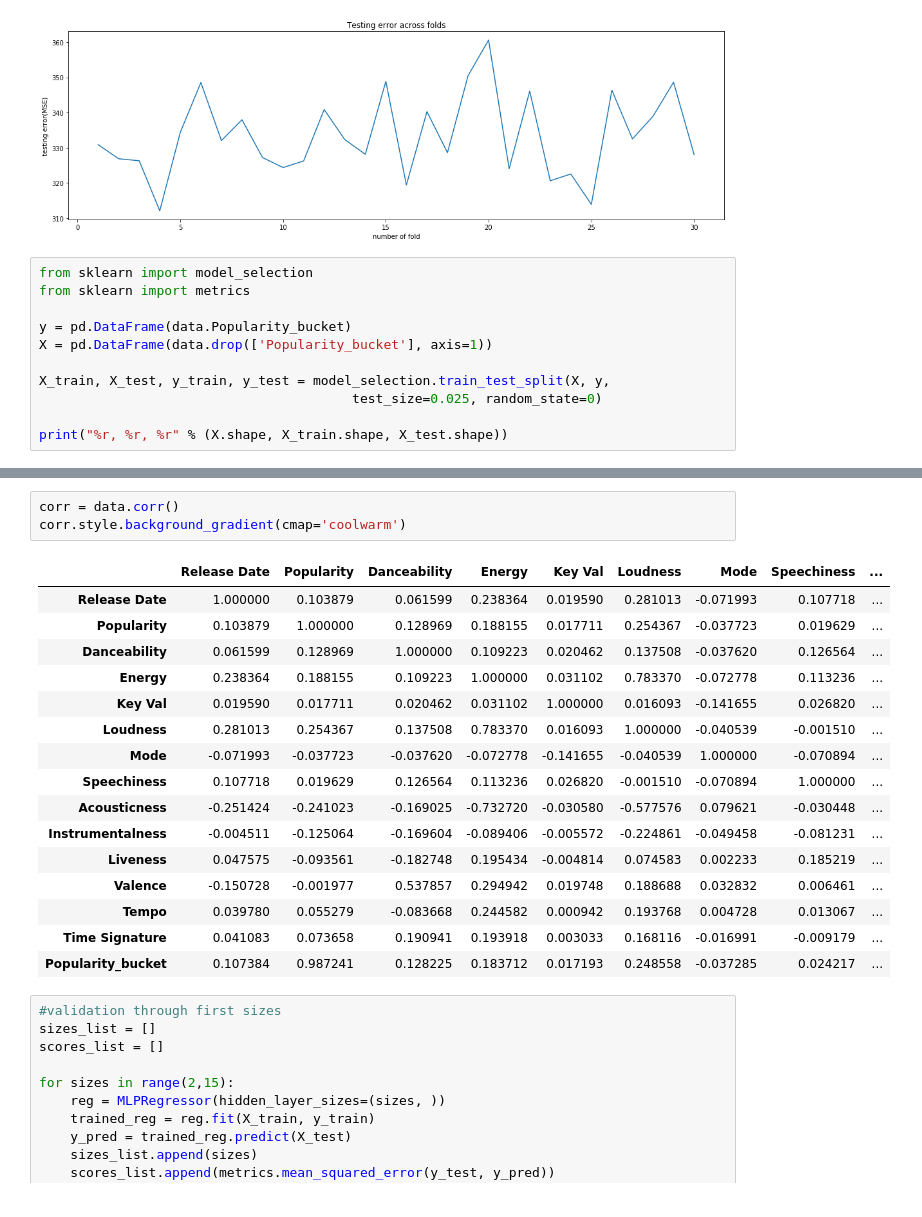
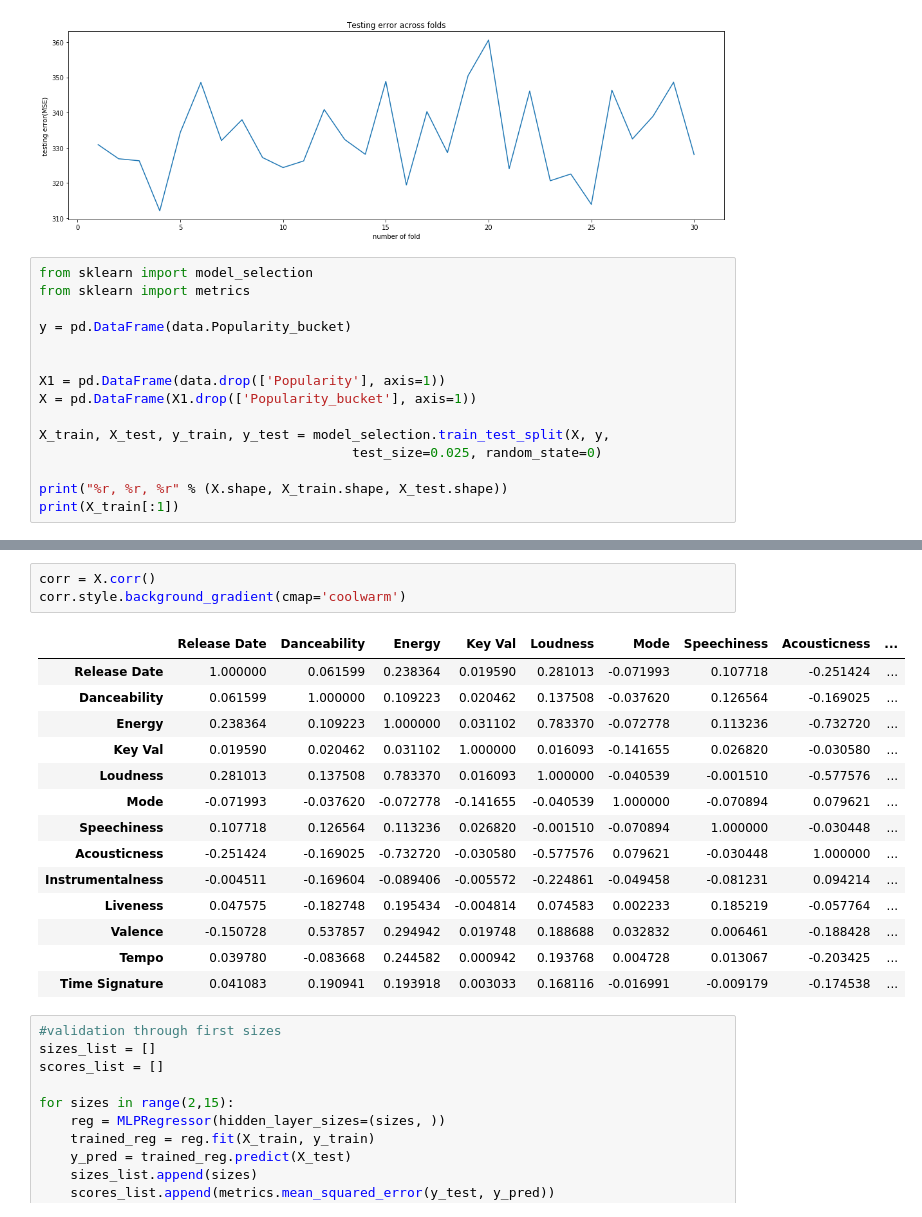
Before and after one commit to peishuan/Natural-Computation-Methods-for-Machine-Learning-Final-Project, a Jupyter notebook: meeting0527/spotify_linear_regression.ipynb, the cells around one changed output, grey strips where cells are left out. Saved outputs shown, nothing was run; the diff lists cells and outputs as text.

```diff
--- a/meeting0527/spotify_linear_regression.ipynb
+++ b/meeting0527/spotify_linear_regression.ipynb
@@ -683,10 +683,14 @@ from sklearn import model_selection
 from sklearn import metrics
 
 y = pd.DataFrame(data.Popularity_bucket)
-X = pd.DataFrame(data.drop(['Popularity_bucket'], axis=1))
+
+
+X1 = pd.DataFrame(data.drop(['Popularity'], axis=1))
+X = pd.DataFrame(X1.drop(['Popularity_bucket'], axis=1))
 
 X_train, X_test, y_train, y_test = model_selection.train_test_split(X, y,
                                         test_size=0.025, random_state=0)
 
 print("%r, %r, %r" % (X.shape, X_train.shape, X_test.shape))
+print(X_train[:1])
 # %% [output]
@@ -694,23 +706,21 @@ print("%r, %r, %r" % (X.shape, X_train.shape, X_test.shape))
 # %%
-corr = data.corr()
+corr = X.corr()
 corr.style.background_gradient(cmap='coolwarm')
 # %% [output]
-|  | Release Date | Popularity | Danceability | Energy | Key Val | Loudness | Mode | Speechiness | ... |
-| Release Date | 1.000000 | 0.103879 | 0.061599 | 0.238364 | 0.019590 | 0.281013 | -0.071993 | 0.107718 | ... |
-| Popularity | 0.103879 | 1.000000 | 0.128969 | 0.188155 | 0.017711 | 0.254367 | -0.037723 | 0.019629 | ... |
-| Danceability | 0.061599 | 0.128969 | 1.000000 | 0.109223 | 0.020462 | 0.137508 | -0.037620 | 0.126564 | ... |
-| Energy | 0.238364 | 0.188155 | 0.109223 | 1.000000 | 0.031102 | 0.783370 | -0.072778 | 0.113236 | ... |
-| Key Val | 0.019590 | 0.017711 | 0.020462 | 0.031102 | 1.000000 | 0.016093 | -0.141655 | 0.026820 | ... |
-| Loudness | 0.281013 | 0.254367 | 0.137508 | 0.783370 | 0.016093 | 1.000000 | -0.040539 | -0.001510 | ... |
-| Mode | -0.071993 | -0.037723 | -0.037620 | -0.072778 | -0.141655 | -0.040539 | 1.000000 | -0.070894 | ... |
-| Speechiness | 0.107718 | 0.019629 | 0.126564 | 0.113236 | 0.026820 | -0.001510 | -0.070894 | 1.000000 | ... |
-| Acousticness | -0.251424 | -0.241023 | -0.169025 | -0.732720 | -0.030580 | -0.577576 | 0.079621 | -0.030448 | ... |
-| Instrumentalness | -0.004511 | -0.125064 | -0.169604 | -0.089406 | -0.005572 | -0.224861 | -0.049458 | -0.081231 | ... |
-| Liveness | 0.047575 | -0.093561 | -0.182748 | 0.195434 | -0.004814 | 0.074583 | 0.002233 | 0.185219 | ... |
-| Valence | -0.150728 | -0.001977 | 0.537857 | 0.294942 | 0.019748 | 0.188688 | 0.032832 | 0.006461 | ... |
-| Tempo | 0.039780 | 0.055279 | -0.083668 | 0.244582 | 0.000942 | 0.193768 | 0.004728 | 0.013067 | ... |
-| Time Signature | 0.041083 | 0.073658 | 0.190941 | 0.193918 | 0.003033 | 0.168116 | -0.016991 | -0.009179 | ... |
-| Popularity_bucket | 0.107384 | 0.987241 | 0.128225 | 0.183712 | 0.017193 | 0.248558 | -0.037285 | 0.024217 | ... |
+|  | Release Date | Danceability | Energy | Key Val | Loudness | Mode | Speechiness | Acousticness | ... |
+| Release Date | 1.000000 | 0.061599 | 0.238364 | 0.019590 | 0.281013 | -0.071993 | 0.107718 | -0.251424 | ... |
+| Danceability | 0.061599 | 1.000000 | 0.109223 | 0.020462 | 0.137508 | -0.037620 | 0.126564 | -0.169025 | ... |
+| Energy | 0.238364 | 0.109223 | 1.000000 | 0.031102 | 0.783370 | -0.072778 | 0.113236 | -0.732720 | ... |
+| Key Val | 0.019590 | 0.020462 | 0.031102 | 1.000000 | 0.016093 | -0.141655 | 0.026820 | -0.030580 | ... |
+| Loudness | 0.281013 | 0.137508 | 0.783370 | 0.016093 | 1.000000 | -0.040539 | -0.001510 | -0.577576 | ... |
+| Mode | -0.071993 | -0.037620 | -0.072778 | -0.141655 | -0.040539 | 1.000000 | -0.070894 | 0.079621 | ... |
+| Speechiness | 0.107718 | 0.126564 | 0.113236 | 0.026820 | -0.001510 | -0.070894 | 1.000000 | -0.030448 | ... |
+| Acousticness | -0.251424 | -0.169025 | -0.732720 | -0.030580 | -0.577576 | 0.079621 | -0.030448 | 1.000000 | ... |
+| Instrumentalness | -0.004511 | -0.169604 | -0.089406 | -0.005572 | -0.224861 | -0.049458 | -0.081231 | 0.094214 | ... |
+| Liveness | 0.047575 | -0.182748 | 0.195434 | -0.004814 | 0.074583 | 0.002233 | 0.185219 | -0.057764 | ... |
+| Valence | -0.150728 | 0.537857 | 0.294942 | 0.019748 | 0.188688 | 0.032832 | 0.006461 | -0.188428 | ... |
+| Tempo | 0.039780 | -0.083668 | 0.244582 | 0.000942 | 0.193768 | 0.004728 | 0.013067 | -0.203425 | ... |
+| Time Signature | 0.041083 | 0.190941 | 0.193918 | 0.003033 | 0.168116 | -0.016991 | -0.009179 | -0.174538 | ... |
 # %%
 #validation through first sizes
 sizes_list = []
```
Also changed, not shown: parts of 7 cells of this notebook, 1 other file.
